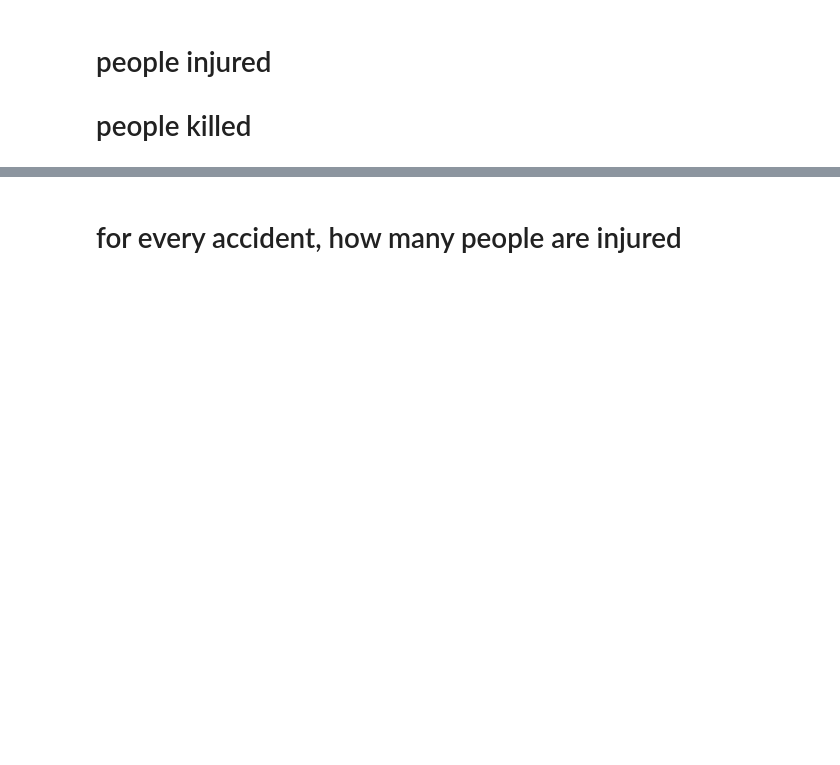
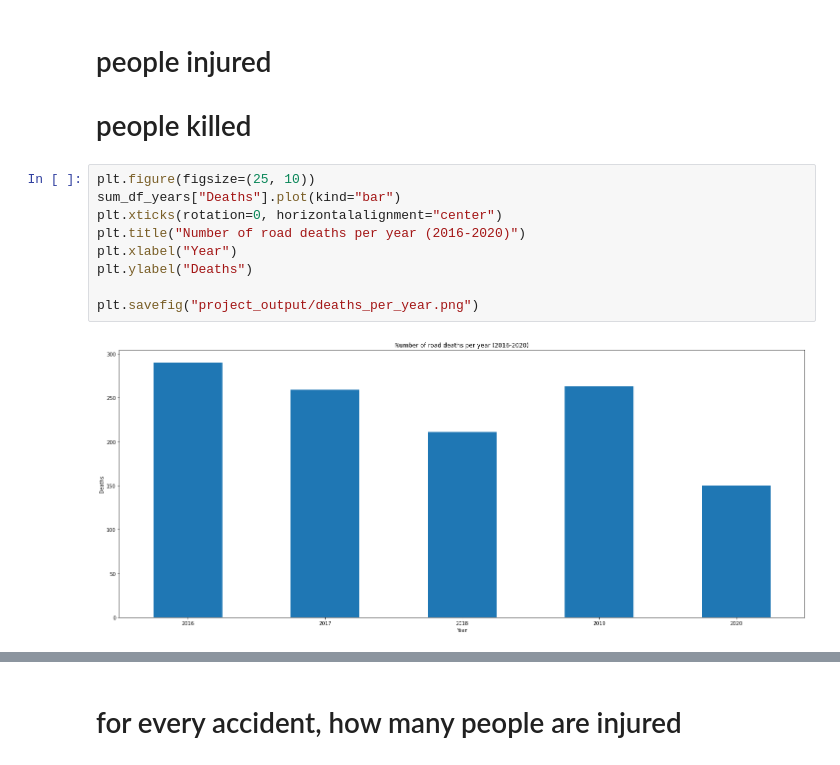
Before and after one commit to 0samvuong/Project-1, a Jupyter notebook: number_of_accidents_analysis.ipynb, the cells around one changed output, grey strips where cells are left out. Saved outputs shown, nothing was run; the diff lists cells and outputs as text; blank space fills up the shorter version.

```diff
--- a/number_of_accidents_analysis.ipynb
+++ b/number_of_accidents_analysis.ipynb
@@ -109,4 +128,15 @@ plt.ylim(0,17000)
 # %% [markdown]
 # people injured
 # people killed
+# %%
+plt.figure(figsize=(25, 10))
+sum_df_years["Deaths"].plot(kind="bar")
+plt.xticks(rotation=0, horizontalalignment="center")
+plt.title("Number of road deaths per year (2016-2020)")
+plt.xlabel("Year")
+plt.ylabel("Deaths")
+
+plt.savefig("project_output/deaths_per_year.png")
+# %% [output]
+[figure, added]
 # %%
```
Also changed, not shown: parts of 7 cells of this notebook, 4 other files.
